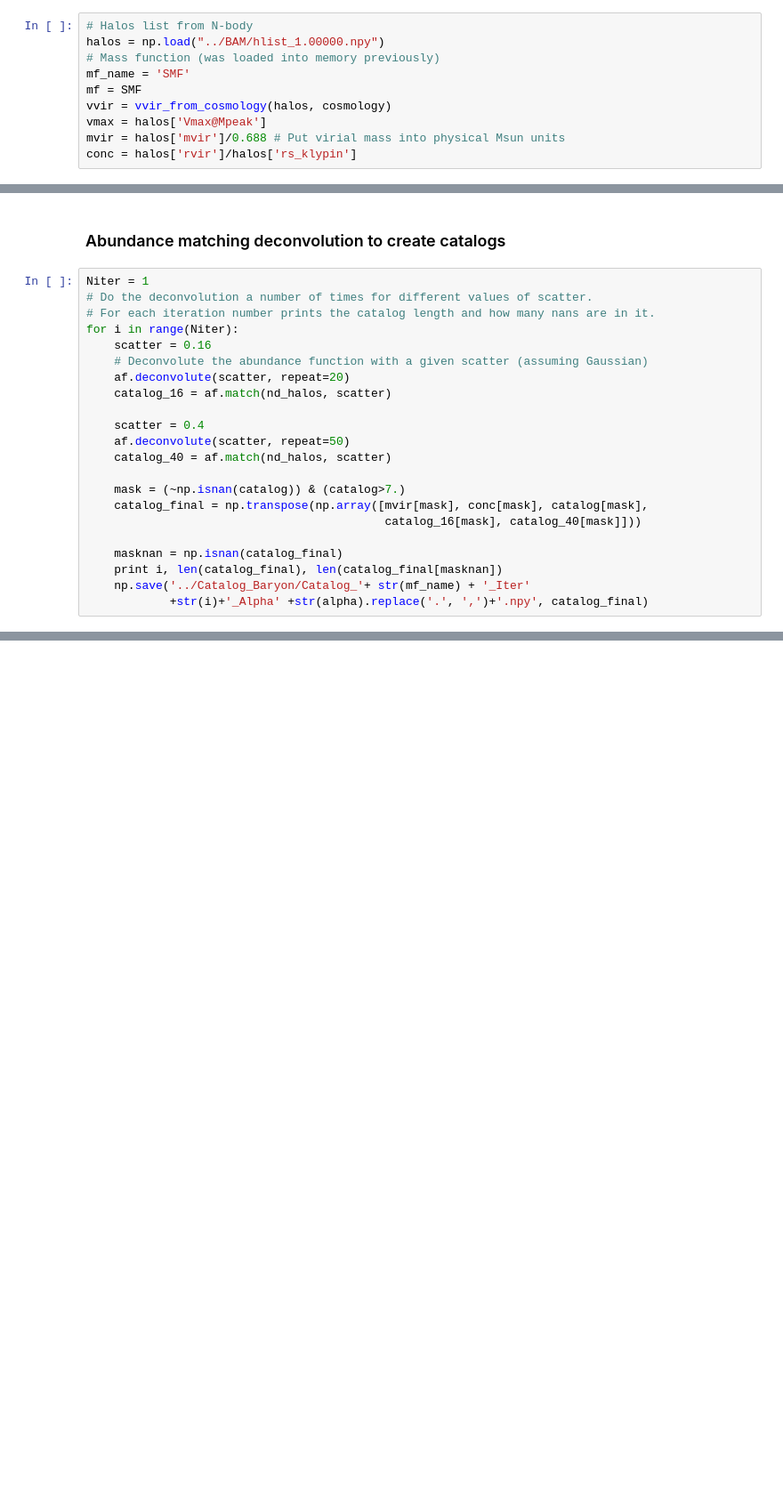
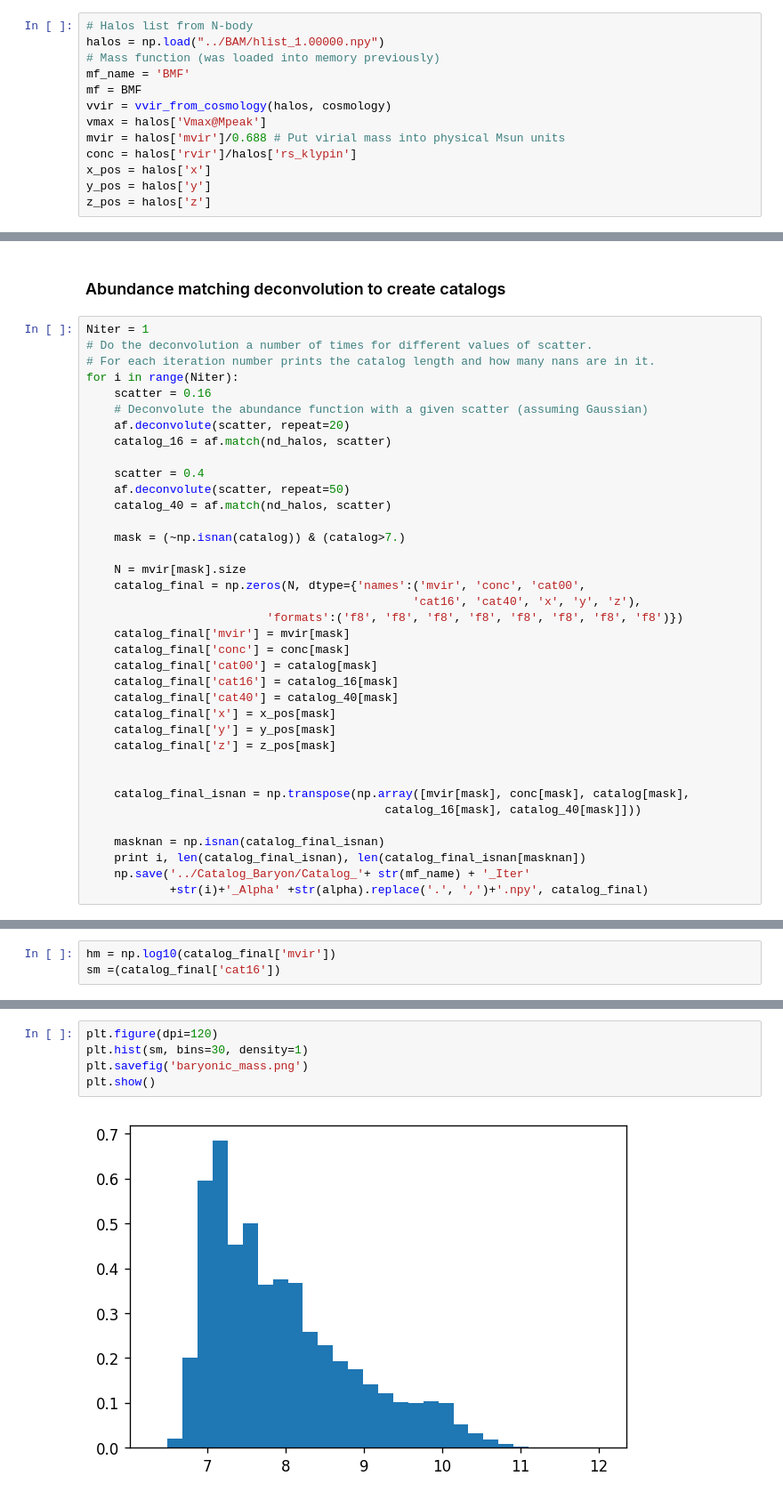
Before and after one commit to harrydesmond/halos-galaxies, a Jupyter notebook: src/19-07-05_MFplots_AMperform.ipynb, the cells around one changed output, grey strips where cells are left out. Shown at 89% size. Drawn from its saved outputs; the diff is of its cells as text; blank space fills up the shorter version.

```diff
--- a/src/19-07-05_MFplots_AMperform.ipynb
+++ b/src/19-07-05_MFplots_AMperform.ipynb
@@ -65,12 +65,15 @@ box_size = 400.0 #in Mpc
 # Halos list from N-body
 halos = np.load("../BAM/hlist_1.00000.npy")
 # Mass function (was loaded into memory previously)
-mf_name = 'SMF'
-mf = SMF
+mf_name = 'BMF'
+mf = BMF
 vvir = vvir_from_cosmology(halos, cosmology)
 vmax = halos['Vmax@Mpeak']
 mvir = halos['mvir']/0.688 # Put virial mass into physical Msun units
 conc = halos['rvir']/halos['rs_klypin']
+x_pos = halos['x']
+y_pos = halos['y']
+z_pos = halos['z']
 # %% [markdown]
 ### Setup the abundance matching
 # %%
@@ -100,11 +103,26 @@ for i in range(Niter):
     catalog_40 = af.match(nd_halos, scatter)
 
     mask = (~np.isnan(catalog)) & (catalog>7.)
-    catalog_final = np.transpose(np.array([mvir[mask], conc[mask], catalog[mask],
+
+    N = mvir[mask].size
+    catalog_final = np.zeros(N, dtype={'names':('mvir', 'conc', 'cat00',
+                                               'cat16', 'cat40', 'x', 'y', 'z'),
+                          'formats':('f8', 'f8', 'f8', 'f8', 'f8', 'f8', 'f8', 'f8')})
+    catalog_final['mvir'] = mvir[mask]
+    catalog_final['conc'] = conc[mask]
+    catalog_final['cat00'] = catalog[mask]
+    catalog_final['cat16'] = catalog_16[mask]
+    catalog_final['cat40'] = catalog_40[mask]
+    catalog_final['x'] = x_pos[mask]
+    catalog_final['y'] = y_pos[mask]
+    catalog_final['z'] = z_pos[mask]
+
+
+    catalog_final_isnan = np.transpose(np.array([mvir[mask], conc[mask], catalog[mask],
                                            catalog_16[mask], catalog_40[mask]]))
 
-    masknan = np.isnan(catalog_final)
-    print i, len(catalog_final), len(catalog_final[masknan])
+    masknan = np.isnan(catalog_final_isnan)
+    print i, len(catalog_final_isnan), len(catalog_final_isnan[masknan])
     np.save('../Catalog_Baryon/Catalog_'+ str(mf_name) + '_Iter'
             +str(i)+'_Alpha' +str(alpha).replace('.', ',')+'.npy', catalog_final)
 # %% [output]
@@ -111,0 +130,3 @@ for i in range(Niter):
+# %%
+hm = np.log10(catalog_final['mvir'])
+sm =(catalog_final['cat16'])
@@ -111,0 +143,7 @@ for i in range(Niter):
+# %%
+plt.figure(dpi=120)
+plt.hist(sm, bins=30, density=1)
+plt.savefig('baryonic_mass.png')
+plt.show()
+# %% [output]
+[figure, added]
```
Also changed, not shown: parts of 4 cells of this notebook, 3 other files.
